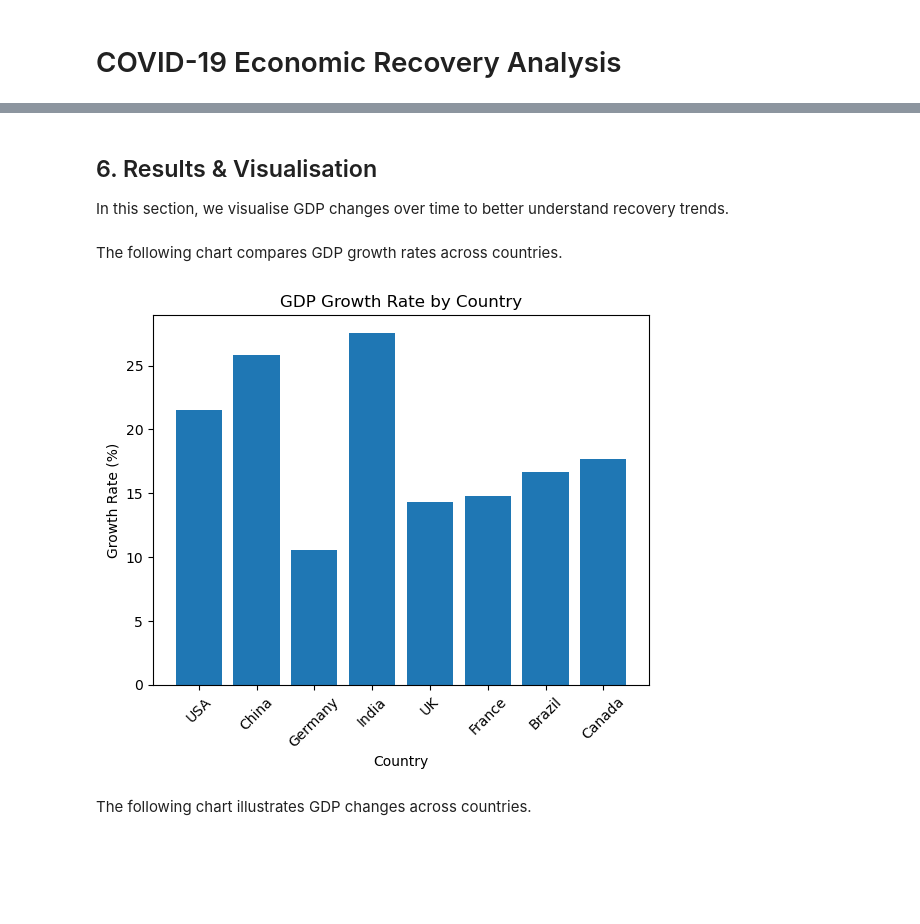
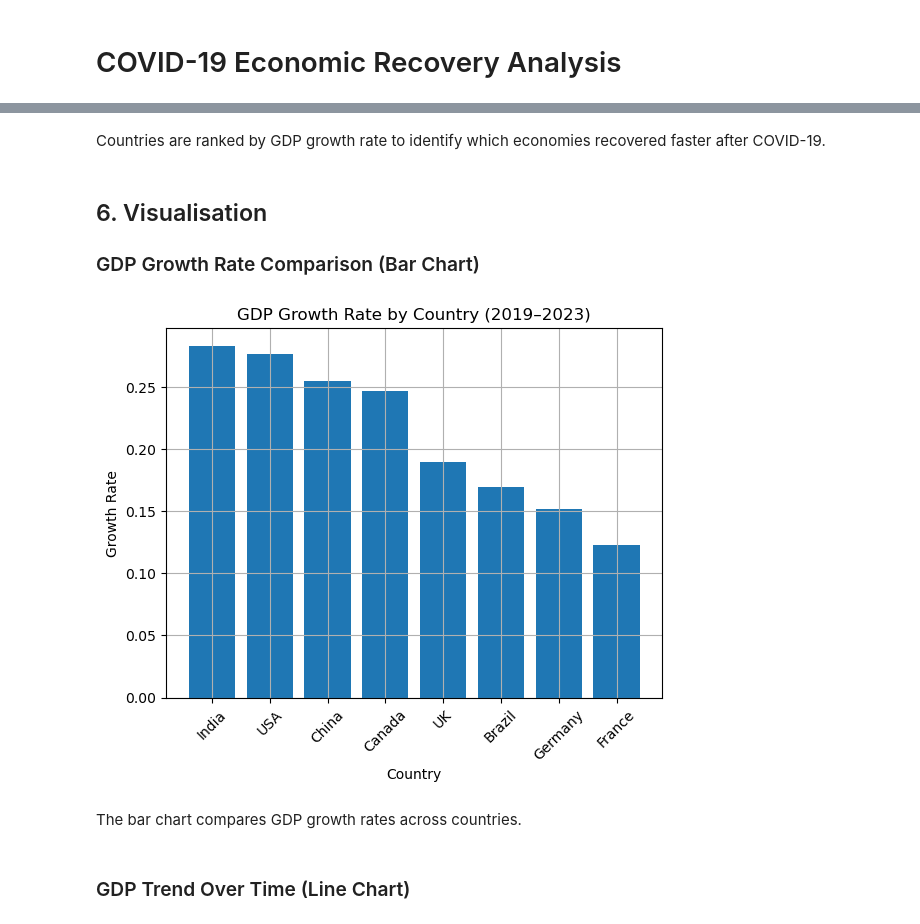
Before and after one commit to 3497816320-cmyk/acc102-covid-recovery-analysis, a Jupyter notebook: covid_recovery_analysis.ipynb, the cells around one changed output, grey strips where cells are left out. Saved outputs shown, nothing was run; the diff lists cells and outputs as text; code cells hidden in the pictures; blank space fills up the shorter version.

```diff
--- a/covid_recovery_analysis.ipynb
+++ b/covid_recovery_analysis.ipynb
@@ -19,12 +17,7 @@ In this step, the dataset is created using Python and structured into a table us
 # %%
 import pandas as pd
-import matplotlib.pyplot as plt
 
-df = pd.DataFrame({
-    "Country": ["USA", "China", "Germany", "India", "UK", "France", "Brazil", "Canada"],
-    "2019": [21400, 14300, 3800, 2900, 2800, 2700, 1800, 1700],
-    "2023": [26000, 18000, 4200, 3700, 3200, 3100, 2100, 2000]
-})
+df = pd.read_csv("data/world_bank_gdp.csv")
 
 df
 # %% [output]
@@ -48,3 +35,10 @@ However, this step ensures that the data is reliable for analysis.
 # %%
-df.isnull().sum()
+# Rename columns
+df.columns = ["Country", "GDP_2019", "GDP_2023"]
+
+# Convert to trillion USD for readability
+df["GDP_2019"] = df["GDP_2019"] / 1e12
+df["GDP_2023"] = df["GDP_2023"] / 1e12
+
+df
 # %% [output]
@@ -59,4 +58,6 @@ In this section, GDP growth rates are calculated to evaluate economic recovery s
 # %%
-df["Growth Rate (%)"] = ((df["2023"] - df["2019"]) / df["2019"]) * 100
+# Calculate GDP growth rate
+df["Growth_Rate"] = (df["GDP_2023"] - df["GDP_2019"]) / df["GDP_2019"]
+
 df
 # %% [output]
@@ -84,0 +75,4 @@ df_sorted
+# %%
+df_sorted = df.sort_values(by="Growth_Rate", ascending=False)
+
+df_sorted
@@ -85,19 +89,29 @@ df_sorted
+# %% [markdown]
+Countries are ranked by GDP growth rate to identify which economies recovered faster after COVID-19.
 # %% [markdown]
-## 6. Results & Visualisation
-
-In this section, we visualise GDP changes over time to better understand recovery trends.
+## 6. Visualisation
+### GDP Growth Rate Comparison (Bar Chart)
-# %% [markdown]
-The following chart compares GDP growth rates across countries.
 # %%
+import matplotlib.pyplot as plt
+
 plt.figure()
-plt.bar(df["Country"], df["Growth Rate (%)"])
-plt.title("GDP Growth Rate by Country")
+
+plt.bar(df_sorted["Country"], df_sorted["Growth_Rate"])
+
+plt.title("GDP Growth Rate by Country (2019–2023)")
 plt.xlabel("Country")
-plt.ylabel("Growth Rate (%)")
+plt.ylabel("Growth Rate")
+
 plt.xticks(rotation=45)
+plt.grid()
+
+plt.savefig("figures/bar_chart.png")
+
 plt.show()
 # %% [output]
-[figure, old version]
+[figure, new version]
+# %% [markdown]
+The bar chart compares GDP growth rates across countries.
 # %% [markdown]
-The following chart illustrates GDP changes across countries.
+### GDP Trend Over Time (Line Chart)
 # %%
```
Also changed, not shown: parts of 16 cells of this notebook.
